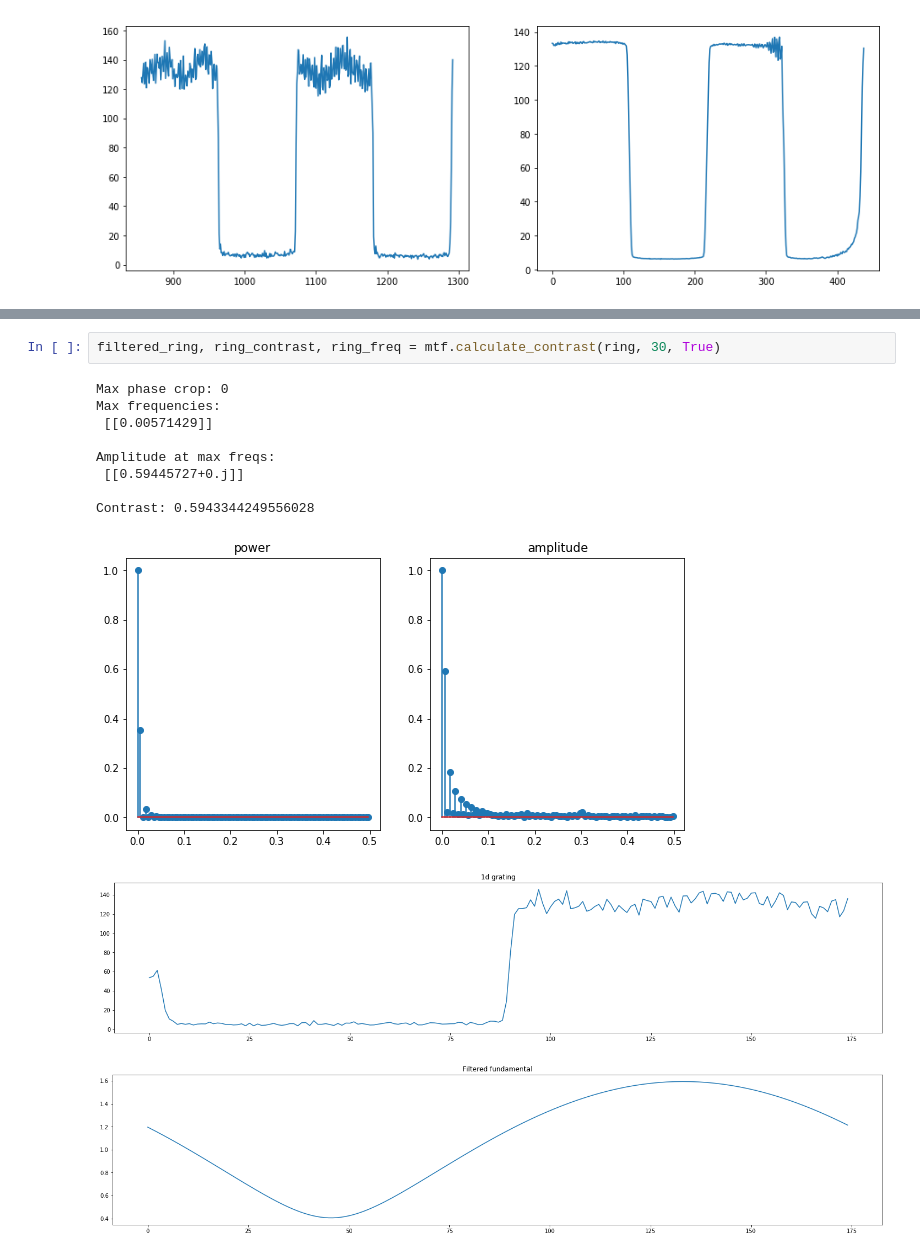
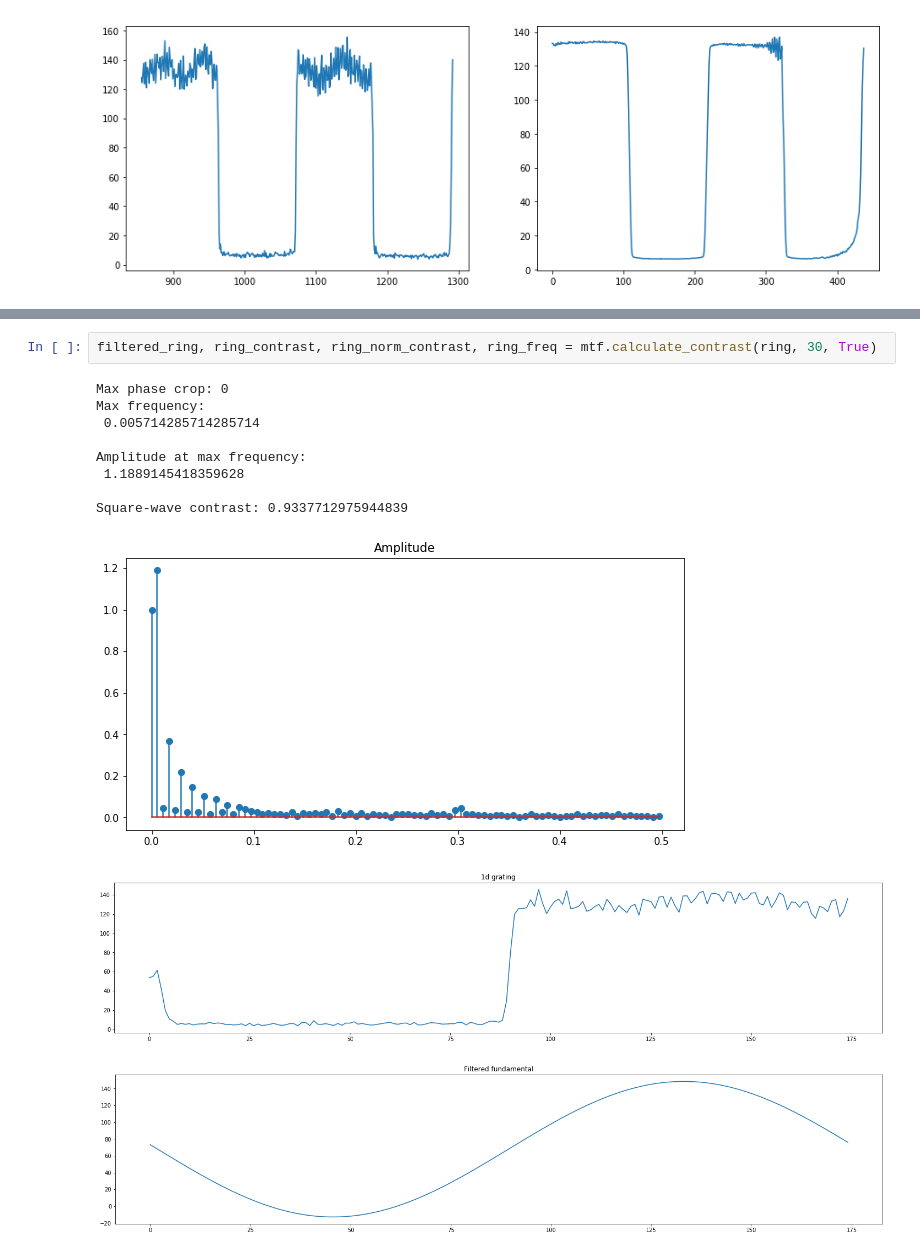
Before and after one commit to WinawerLab/spatial-calibration, a Jupyter notebook: MTF.ipynb, the cells around one changed output, grey strips where cells are left out. Cells and saved outputs as stored; diff of their text form.

```diff
--- a/MTF.ipynb
+++ b/MTF.ipynb
@@ -278,15 +211,15 @@ Contrast: 0.9975291014538863
 # %%
-filtered_ring, ring_contrast, ring_freq = mtf.calculate_contrast(ring, 30, True)
+filtered_ring, ring_contrast, ring_norm_contrast, ring_freq = mtf.calculate_contrast(ring, 30, True)
 # %% [output]
 Max phase crop: 0
-Max frequencies:
- [[0.00571429]]
+Max frequency:
+ 0.005714285714285714
 
-Amplitude at max freqs:
- [[0.59445727+0.j]]
+Amplitude at max frequency:
+ 1.1889145418359628
 
-Contrast: 0.5943344249556028
+Square-wave contrast: 0.9337712975944839
-[figure, old version]
+[figure, new version]
 [figure]
-[figure, old version]
+[figure, new version]
 # %%
```
Also changed, not shown: parts of 21 cells of this notebook, 2 other files.
